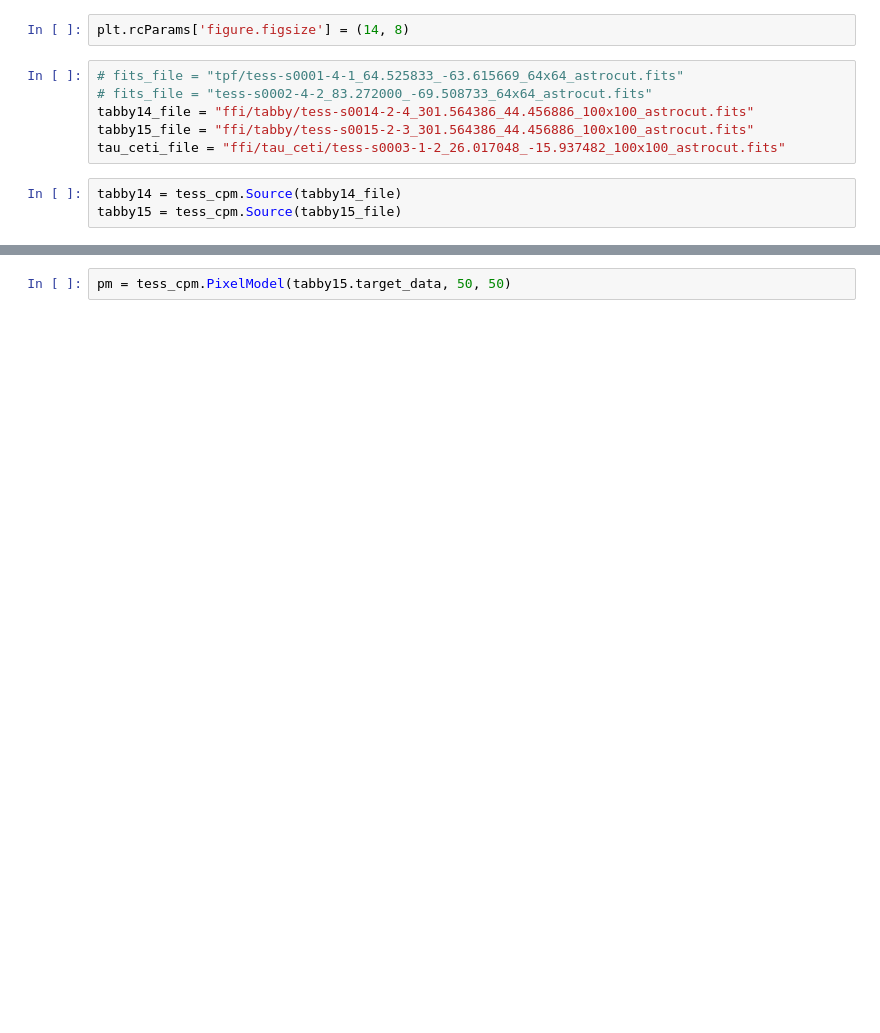
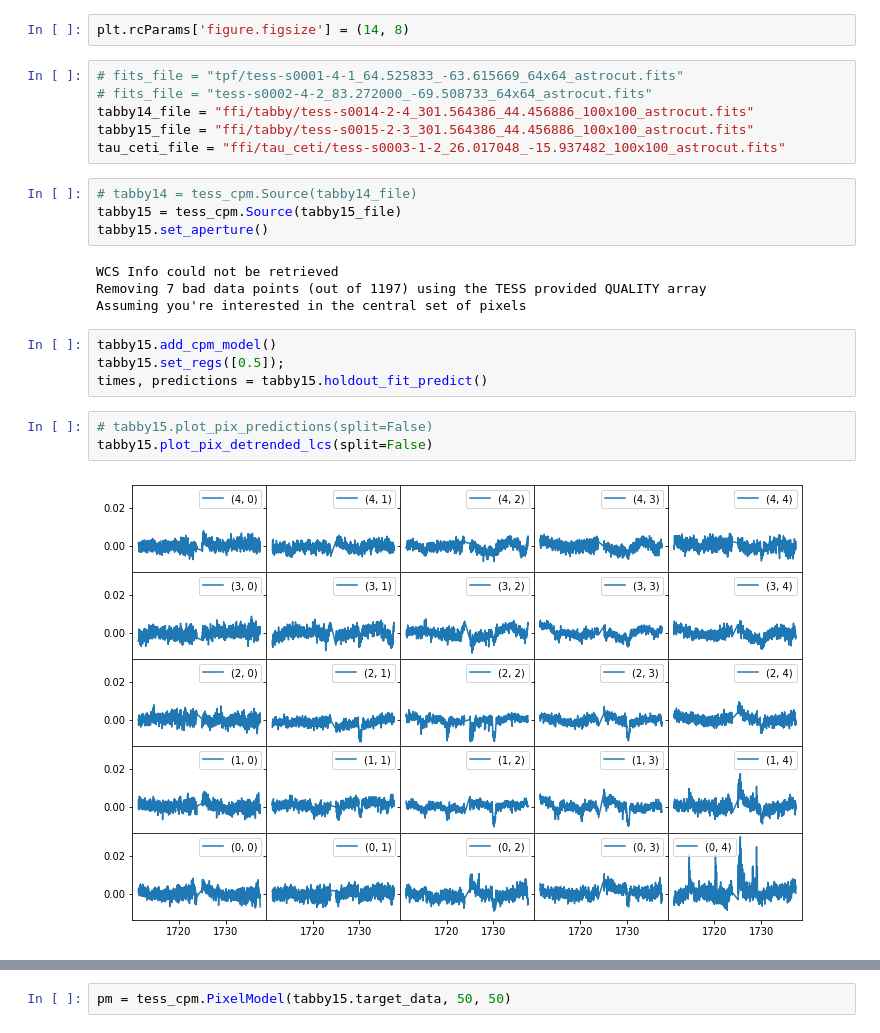
Before and after one commit to soichiro-hattori/unpopular, a Jupyter notebook: tester.ipynb, the cells around one changed output, grey strips where cells are left out. Cells and saved outputs as stored; diff of their text form; blank space fills up the shorter version.

Commit message:
making aperture methods in source class

```diff
--- a/tester.ipynb
+++ b/tester.ipynb
@@ -16,5 +18,19 @@ tabby14_file = "ffi/tabby/tess-s0014-2-4_301.564386_44.456886_100x100_astrocut.f
 tabby15_file = "ffi/tabby/tess-s0015-2-3_301.564386_44.456886_100x100_astrocut.fits"
 tau_ceti_file = "ffi/tau_ceti/tess-s0003-1-2_26.017048_-15.937482_100x100_astrocut.fits"
 # %%
-tabby14 = tess_cpm.Source(tabby14_file)
+# tabby14 = tess_cpm.Source(tabby14_file)
 tabby15 = tess_cpm.Source(tabby15_file)
+tabby15.set_aperture()
+# %% [output]
+WCS Info could not be retrieved
+Removing 7 bad data points (out of 1197) using the TESS provided QUALITY array
+Assuming you're interested in the central set of pixels
+# %%
+tabby15.add_cpm_model()
+tabby15.set_regs([0.5]);
+times, predictions = tabby15.holdout_fit_predict()
+# %%
+# tabby15.plot_pix_predictions(split=False)
+tabby15.plot_pix_detrended_lcs(split=False)
+# %% [output]
+[figure, added]
```
Also changed, not shown: parts of 7 cells of this notebook, 3 other files.
